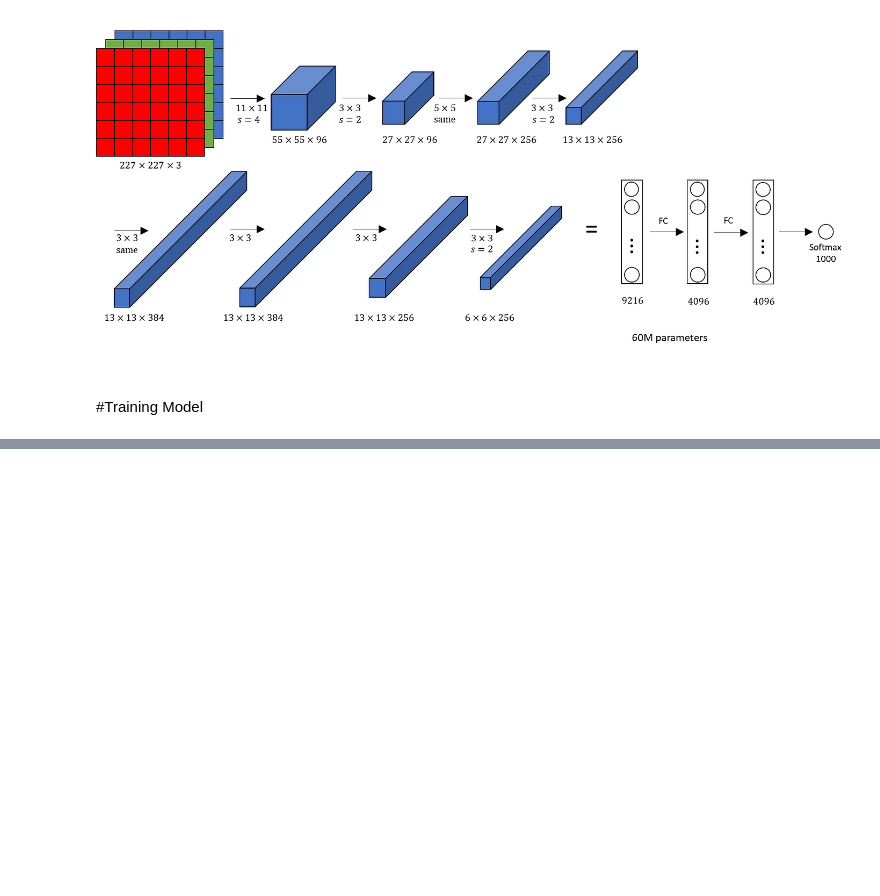
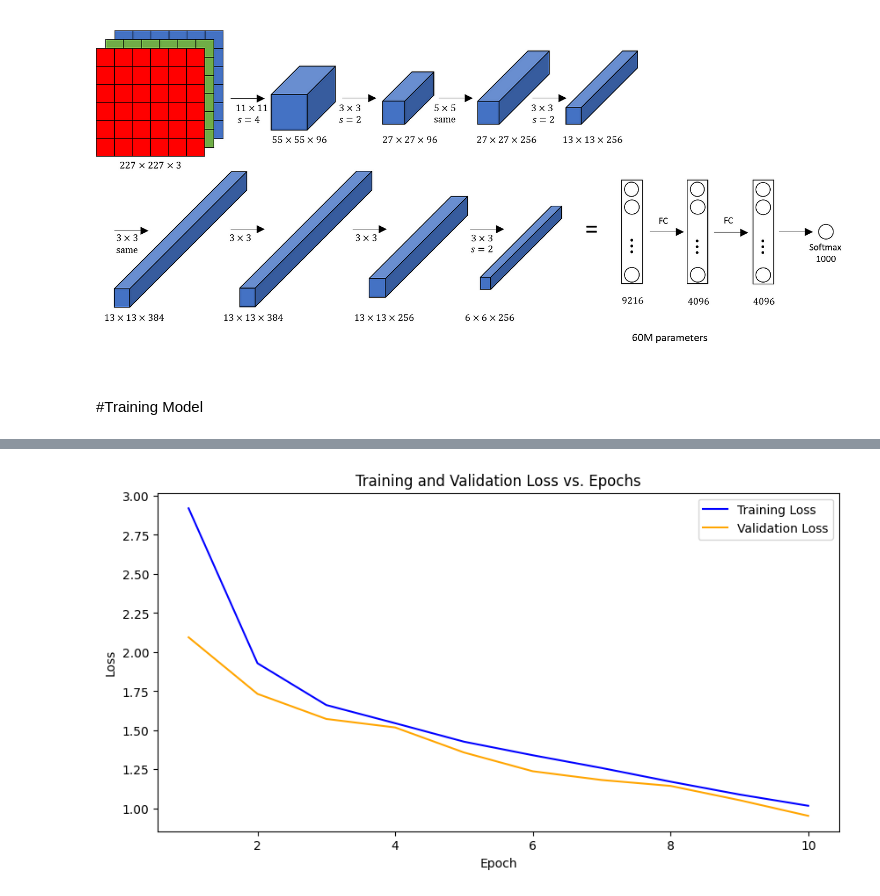
Before and after one commit to faezeh-gholamrezaie/Computer-Vision-With-Python-Courses, a Jupyter notebook: C1-NumPy/AlexNet.ipynb, the cells around one changed output, grey strips where cells are left out. Drawn from its saved outputs; the diff is of its cells as text; code cells hidden in the pictures; blank space fills up the shorter version.

```diff
--- a/C1-NumPy/AlexNet.ipynb
+++ b/C1-NumPy/AlexNet.ipynb
@@ -103,6 +102,10 @@ optimizer = optim.SGD(model.parameters(), lr=0.001, momentum=0.9, weight_decay=5
 # Set the number of epochs for training
 num_epochs = 10
 
+# Lists to store training loss and validation accuracy for each epoch
+training_losses = []
+validation_losses = []
+
 # Training loop
 for epoch in range(num_epochs):
     model.train()  # Set model to training mode
@@ -118,21 +121,23 @@ for epoch in range(num_epochs):
 
         running_loss += loss.item()  # Accumulate the loss
 
-    # Print the average loss for the current epoch
-    print(f'Epoch [{epoch+1}/{num_epochs}], Loss: {running_loss/len(train_loader):.4f}')
+    # Compute average training loss for this epoch
+    average_loss = running_loss / len(train_loader)
+    training_losses.append(average_loss)  # Store average training loss
+    print(f'Epoch [{epoch+1}/{num_epochs}], Training Loss: {average_loss:.4f}')
 
     # Validation loop (evaluate on validation data)
     model.eval()  # Set model to evaluation mode
-    correct = 0
-    total = 0
+    val_running_loss = 0.0
     with torch.no_grad():  # Disable gradient computation for validation
         for inputs, labels in val_loader:
             inputs, labels = inputs.to(device), labels.to(device)
             outputs = model(inputs)  # Forward pass through the network
-            _, predicted = torch.max(outputs.data, 1)  # Get the predicted class
-            total += labels.size(0)  # Count total number of samples
-            correct += (predicted == labels).sum().item()  # Count correct predictions
+            loss = criterion(outputs, labels)  # Compute validation loss
+            val_running_loss += loss.item()
 
-    # Print the validation accuracy
-    print(f'Validation Accuracy: {100 * correct / total:.2f}%')
+    # Compute average validation loss for this epoch
+    average_val_loss = val_running_loss / len(val_loader)
+    validation_losses.append(average_val_loss)  # Store average validation loss
+    print(f'Validation Loss: {average_val_loss:.4f}')
 # %% [output]
@@ -157,0 +164,14 @@ Epoch [10/10], Loss: 1.0016
+# %%
+import matplotlib.pyplot as plt
+
+# Plot Training Loss and Validation Loss on the same plot
+plt.figure(figsize=(10, 5))
+plt.plot(range(1, num_epochs + 1), training_losses, label='Training Loss', color='blue')
+plt.plot(range(1, num_epochs + 1), validation_losses, label='Validation Loss', color='orange')
+plt.xlabel('Epoch')
+plt.ylabel('Loss')
+plt.title('Training and Validation Loss vs. Epochs')
+plt.legend()
+plt.show()
+# %% [output]
+[figure, added]
```
Also changed, not shown: parts of 2 cells of this notebook.
